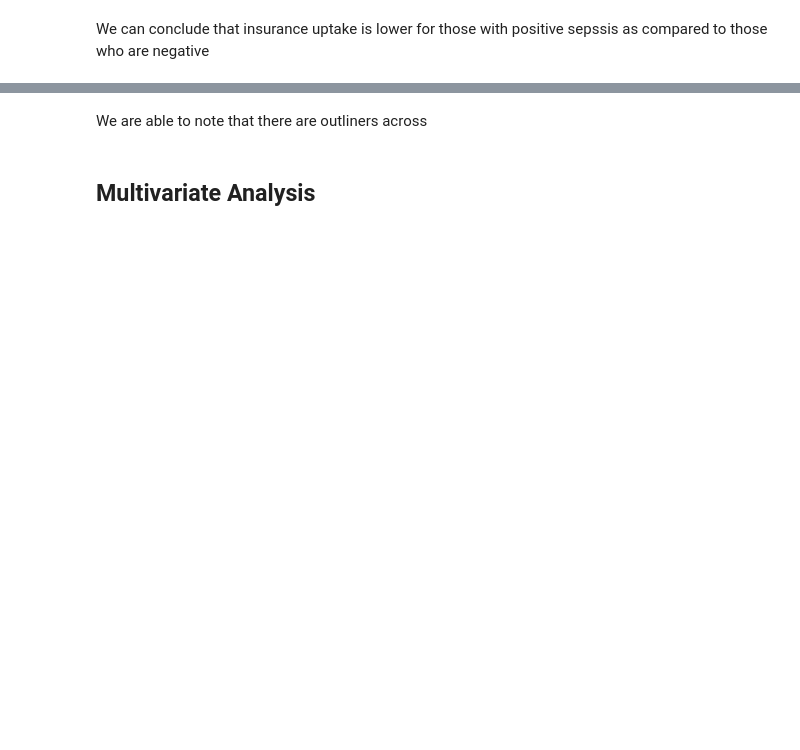
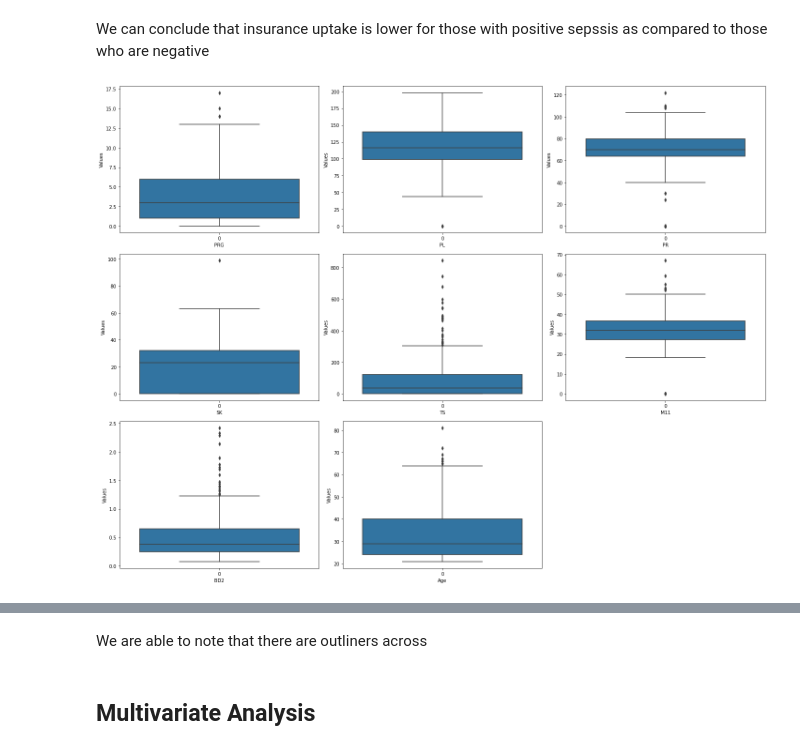
Before and after one commit to lihlasaisi/Sepsis-Prediction, a Jupyter notebook: LP6.ipynb, the cells around one changed output, grey strips where cells are left out. Saved outputs shown, nothing was run; the diff lists cells and outputs as text; code cells hidden in the pictures; blank space fills up the shorter version.

```diff
--- a/LP6.ipynb
+++ b/LP6.ipynb
@@ -190,5 +242,22 @@ plt.show()
 # %% [markdown]
 We can conclude that insurance uptake is lower for those with positive sepssis as compared to those who are negative
+# %%
+# Select the columns for individual box plots
+columns_for_boxplot = ['PRG', 'PL', 'PR', 'SK', 'TS', 'M11', 'BD2', 'Age']
+
+# Create individual box plots
+plt.figure(figsize=(20, 15))
+
+for i, col in enumerate(columns_for_boxplot):
+    plt.subplot(3, 3, i+1)
+    sns.boxplot(data=patient_train[col])
+    plt.xlabel(col)
+    plt.ylabel('Values')
+
+plt.tight_layout()
+plt.show()
+# %% [output]
+[figure, added]
 # %%
 # Select the columns for individual box plots
 columns_for_boxplot = ['PRG', 'PL', 'PR', 'SK', 'TS', 'M11', 'BD2', 'Age']
```
Also changed, not shown: parts of 115 cells of this notebook.
